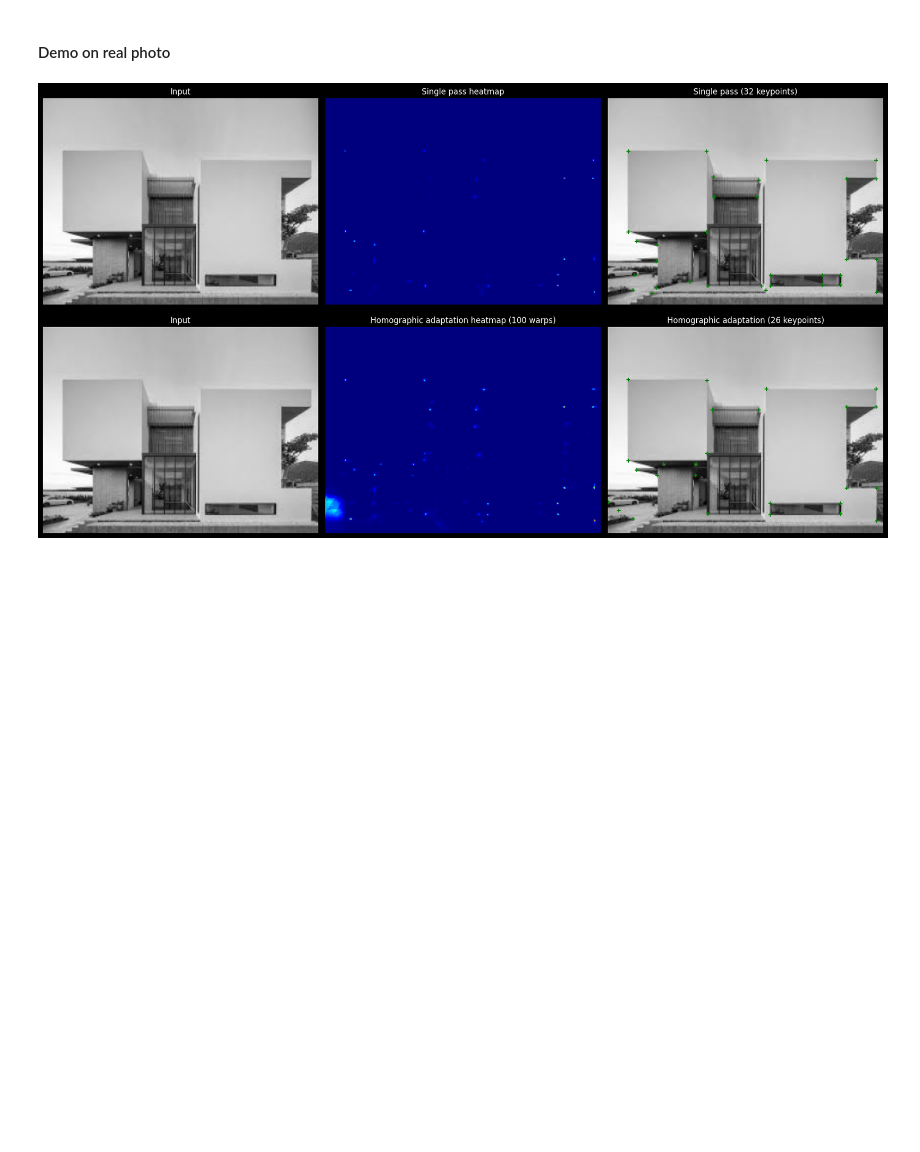
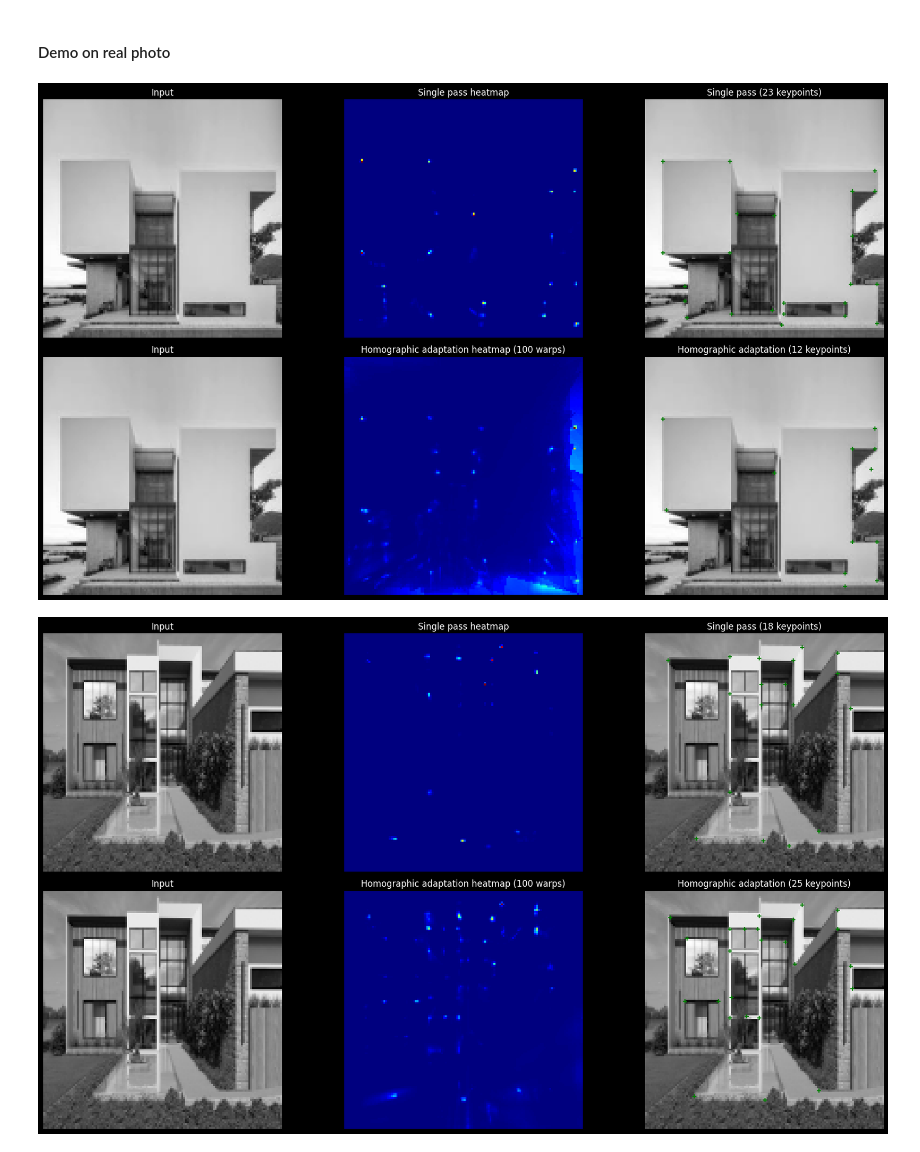
Before and after one commit to korunoskandrea/RV, a Jupyter notebook: vaja_02/detecting_points.ipynb, the cells around one changed output. Cells and saved outputs as stored; diff of their text form; code cells hidden in the pictures; blank space fills up the shorter version.

Commit message:
vaja2 resized img

```diff
--- a/vaja_02/detecting_points.ipynb
+++ b/vaja_02/detecting_points.ipynb
@@ -20,18 +21,18 @@ cuda
 ##### Helper functions for colors and noise generation
 # %%
 def get_random_color() -> list[int]:
-    return np.random.randint(5, 225, size=3).tolist()
+    return np.random.randint(10, 245, size=3).tolist()
 
 
 def check_contrast(background, foreground) -> list[int]:
-    while abs(np.mean(background) - np.mean(foreground)) < 50:  # min contrast threshold id 50
+    while abs(np.mean(background) - np.mean(foreground)) < 50:
         foreground = get_random_color()
     return foreground
 
 
 def add_gauss_noise(image) -> np.ndarray:
     noise = np.random.normal(0, 10, image.shape).astype(np.float32)
-    image = np.clip(image.astype(np.float32) + noise, 0, 255)  #
+    image = np.clip(image.astype(np.float32) + noise, 0, 255)
     blurred = cv2.GaussianBlur(image, (3, 3), 0)
     return blurred.astype(np.uint8)
 
@@ -503,7 +486,7 @@ def keypoints_to_grid(mask: np.ndarray) -> np.ndarray:
     return grid
 # %%
 class SyntheticDataset(Dataset):
-    def __init__(self, width=320, height=240, homography_probability = 0.7): #
+    def __init__(self, width=128, height=128, homography_probability=0.7):
         self.width = width
         self.height = height
         self.homography_probability = homography_probability
@@ -518,32 +501,28 @@ class SyntheticDataset(Dataset):
             shape = np.random.choice(['chessboard', 'cube'])
             return generate_image_with_shape(shape, self.width, self.height)
         else:
-            return generate_image_with_more_shapes(self.width, self.height, 4)
+            return generate_image_with_more_shapes(self.width, self.height, 3)
 
     def __len__(self):
-        return 9999999 # infinite
+        return 9999999  # infinite
 
     def __getitem__(self, idx):
-        # image with keypoints
         image, keypoints = self.generate_random_sample()
 
-        # randomly apply homography augmentation
         if np.random.rand() < self.homography_probability:
             image, keypoints = apply_homography(image, keypoints, self.width, self.height)
 
-        # convert image to grayscale float tensor (1, H, W)
         gray = cv2.cvtColor(image, cv2.COLOR_BGR2GRAY).astype(np.float32) / 255.0
-        image_tensor = torch.from_numpy(gray).unsqueeze(0)
+        image_tensor = torch.from_numpy(gray).unsqueeze(0) # (1, H, W)
 
-        # convert keypoints to binary mask (H, W)
+        #  keypoints to binary mask (H, W)
         mask = np.zeros((self.height, self.width), dtype=np.float32)
         for x, y in keypoints:
             if 0 <= x < self.width and 0 <= y < self.height:
                 mask[int(y), int(x)] = 1.0
 
-        # convert mask to training label (65, Hc, Wc)
-        label = keypoints_to_grid(mask)
-        label_tensor = torch.from_numpy(label).permute(2, 0, 1).float()
+        label = keypoints_to_grid(mask) # (H, W, 65)
+        label_tensor = torch.from_numpy(label).permute(2, 0, 1).float() # (65, Hc, Wc)
 
         return image_tensor, label_tensor
 # %% [markdown]
@@ -553,8 +532,8 @@ class SyntheticDataset(Dataset):
 For los is used cross entropy using logits (pre softmax values)
 # %%
 def loss_fun(logits, target):
-    higest_index = torch.argmax(target, dim=1)
-    return F.cross_entropy(logits, higest_index)
+    idx_with_highest_val = torch.argmax(target, dim=1)
+    return F.cross_entropy(logits, idx_with_highest_val)
 # %% [markdown]
 ##### Training
 # %%
@@ -791,24 +810,22 @@ def get_keypoints_from_probability(probability_map, percentile=99.5, nms_radius=
 #### Demo on real photo
 # %%
 def predict_on_photo(path, model, num_homographies=99, percentile=99.5):
-    # load and preprocess image
     image = cv2.imread(path)
     if image is None:
         raise FileNotFoundError(path)
-    image = cv2.resize(image, (320, 240  ), interpolation=cv2.INTER_AREA)
+    image = cv2.resize(image, (128, 128), interpolation=cv2.INTER_AREA)
     grayscale = cv2.cvtColor(image, cv2.COLOR_BGR2GRAY).astype(np.float32) / 255.0
 
-    # single forward pass
     image_tensor = torch.from_numpy(grayscale).unsqueeze(0).unsqueeze(0).to(device)
     with torch.no_grad():
-        single_heatmap = logits_to_heatmap(model(image_tensor))[0, 0].cpu().numpy()
-
+        heatmap_tensor = logits_to_heatmap(model(image_tensor))
     # homographic adaptation
+    single_keypoints, single_heatmap = get_keypoints_from_heatmap(heatmap_tensor, percentile=percentile)
     adapted_heatmap = homographic_adaptation(model, grayscale, num_homographies=num_homographies)
 
-    # get keypoints from both heatmaps
-    single_keypoints = get_keypoints_from_probability(single_heatmap, percentile=percentile)
-    adapted_keypoints = get_keypoints_from_probability(adapted_heatmap, percentile=percentile)
+    # keypoints from both heatmaps
+    adapted_heatmap_tensor = torch.from_numpy(adapted_heatmap).unsqueeze(0).unsqueeze(0)
+    adapted_keypoints, _ = get_keypoints_from_heatmap(adapted_heatmap_tensor, percentile=percentile)
 
     # plot results
     fig, axes = plt.subplots(2, 3, figsize=(18, 10))
@@ -824,31 +841,34 @@ def predict_on_photo(path, model, num_homographies=99, percentile=99.5):
     axes[0, 2].imshow(grayscale, cmap='gray')
     for x, y in single_keypoints:
         axes[0, 2].plot(x, y, 'g+', ms=6, mew=1.5)
     axes[0, 2].set_title(f'Single pass ({len(single_keypoints)} keypoints)')
     axes[0, 2].axis('off')
 
     axes[1, 0].imshow(grayscale, cmap='gray')
     axes[1, 0].set_title('Input')
     axes[1, 0].axis('off')
 
     axes[1, 1].imshow(adapted_heatmap, cmap='jet')
     axes[1, 1].set_title(f'Homographic adaptation heatmap ({num_homographies + 1} warps)')
     axes[1, 1].axis('off')
 
     axes[1, 2].imshow(grayscale, cmap='gray')
     for x, y in adapted_keypoints:
         axes[1, 2].plot(x, y, 'g+', ms=6, mew=1.5)
     axes[1, 2].set_title(f'Homographic adaptation ({len(adapted_keypoints)} keypoints)')
     axes[1, 2].axis('off')
 
     plt.tight_layout()
     plt.savefig('real_photo_predictions.png', dpi=120, bbox_inches='tight')
     plt.show()
 
     return single_keypoints, adapted_keypoints, single_heatmap, adapted_heatmap
 
 
 single_keypoints, adapted_keypoints, single_heatmap, adapted_heatmap = predict_on_photo(
     'visualization/real_photo.jpg', model, num_homographies=99, percentile=99.5)
+single_keypoints, adapted_keypoints, single_heatmap, adapted_heatmap = predict_on_photo(
+    'visualization/real_photo2.jpg', model, num_homographies=99, percentile=99.5)
 # %% [output]
-[figure, old version]
+[figure, new version]
+[figure, added]
```
Also changed, not shown: parts of 19 cells of this notebook, 6 other files.
